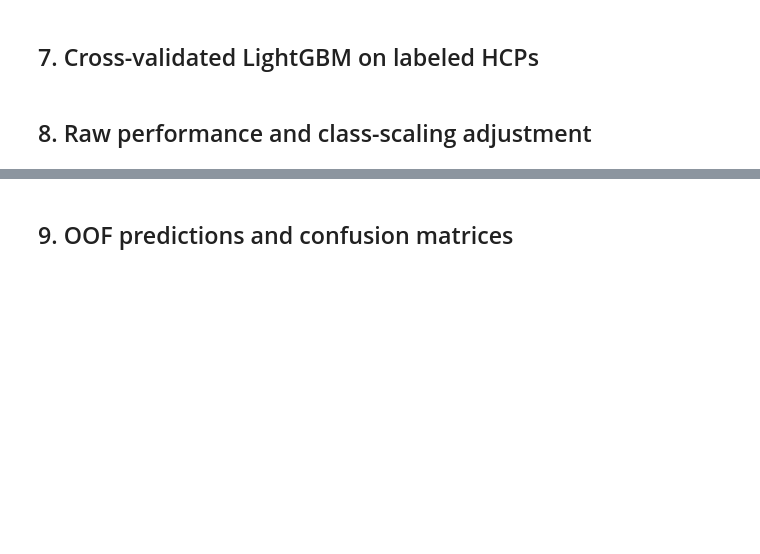
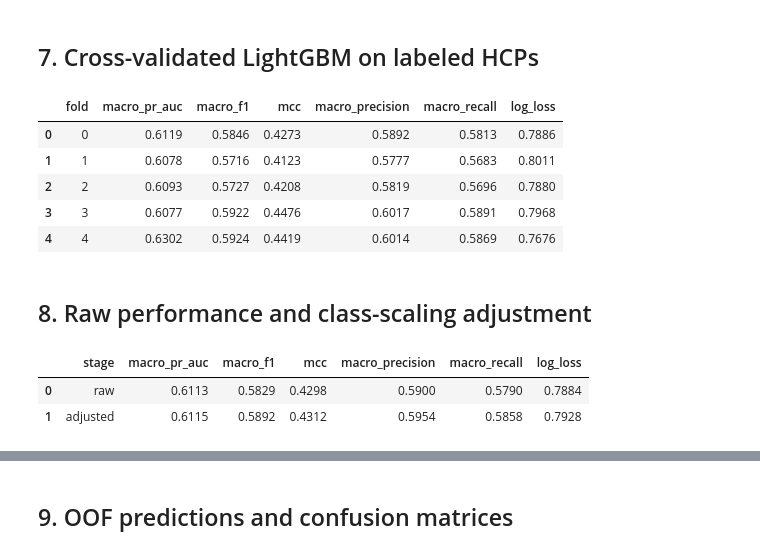
Before and after one commit to david-bazalduaa/Pfizer-segmentation-Ulcerative-Colitis, a Jupyter notebook: models/Lightbm/02_lightgbm_hcp_imbalanced_modeling.ipynb, the cells around one changed output, grey strips where cells are left out. Saved outputs shown, nothing was run; the diff lists cells and outputs as text; code cells hidden in the pictures; blank space fills up the shorter version.

Commit message:
lightbm changes

```diff
--- a/models/Lightbm/02_lightgbm_hcp_imbalanced_modeling.ipynb
+++ b/models/Lightbm/02_lightgbm_hcp_imbalanced_modeling.ipynb
@@ -230,22 +230,10 @@ if (not FEATURE_MATRIX_PATH.exists()) or FORCE_REBUILD_FEATURE_MATRIX:
     for col in object_cols:
         hcp_feature_matrix[col] = hcp_feature_matrix[col].astype('string')
 
-        hcp_feature_matrix.to_parquet(FEATURE_MATRIX_PATH, index=False)
+    hcp_feature_matrix.to_parquet(FEATURE_MATRIX_PATH, index=False)
 else:
     hcp_feature_matrix = pd.read_parquet(FEATURE_MATRIX_PATH)
 
-
-# Sanitize feature names for LightGBM compatibility (forbidden JSON characters like [ ] < > { })
-def sanitize_column_names(df):
-    import re
-    def sanitize(c):
-        return re.sub(r'[^a-zA-Z0-9_]', '_', c)
-    df.columns = [sanitize(c) for c in df.columns]
-    return df
-
-if 'hcp_feature_matrix' in locals():
-    hcp_feature_matrix = sanitize_column_names(hcp_feature_matrix)
-
 print('HCP feature matrix shape:', hcp_feature_matrix.shape)
 hcp_feature_matrix.head()
 # %% [output]
@@ -339,32 +334,45 @@ def optimize_class_scaling(y_true_int, proba, class_names, grid=None):
 # %%
 oof_proba = np.zeros((len(X), len(class_names)), dtype=float)
 fold_metrics = []
 feature_importance_frames = []
 
 for fold in sorted(np.unique(folds)):
     valid_mask = folds == fold
     train_mask = ~valid_mask
+    import re
 
+    # MLOps: Clean feature names to prevent LightGBM JSON character errors
+    # This replaces any character that is NOT alphanumeric or an underscore with an underscore '_'
+    X = X.rename(columns=lambda x: re.sub(r'[^A-Za-z0-9_]+', '_', x))
+
+    # Now you can safely split and train
     X_train, X_valid = X.loc[train_mask], X.loc[valid_mask]
     y_train, y_valid = y_enc[train_mask], y_enc[valid_mask]
 
     estimator = fit_lightgbm(X_train, y_train)
     fold_proba = estimator.predict_proba(X_valid)
     oof_proba[valid_mask] = fold_proba
 
     fold_row = {'fold': int(fold), **compute_metrics(y_valid, fold_proba, class_names)}
     fold_metrics.append(fold_row)
 
     feature_importance_frames.append(
         pd.DataFrame({
             'feature': X.columns,
             'importance': estimator.feature_importances_,
             'fold': int(fold),
         })
     )
 
 fold_metrics_df = pd.DataFrame(fold_metrics)
 fold_metrics_df
+# %% [output]
+|  | fold | macro_pr_auc | macro_f1 | mcc | macro_precision | macro_recall | log_loss |
+| 0 | 0 | 0.6119 | 0.5846 | 0.4273 | 0.5892 | 0.5813 | 0.7886 |
+| 1 | 1 | 0.6078 | 0.5716 | 0.4123 | 0.5777 | 0.5683 | 0.8011 |
+| 2 | 2 | 0.6093 | 0.5727 | 0.4208 | 0.5819 | 0.5696 | 0.7880 |
+| 3 | 3 | 0.6077 | 0.5922 | 0.4476 | 0.6017 | 0.5891 | 0.7968 |
+| 4 | 4 | 0.6302 | 0.5924 | 0.4419 | 0.6014 | 0.5869 | 0.7676 |
 # %% [markdown]
 ## 8. Raw performance and class-scaling adjustment
 # %%
@@ -379,6 +387,10 @@ metrics_df = pd.DataFrame([
 ])
 metrics_df.to_csv(BENCHMARK_PATH, index=False)
 metrics_df
+# %% [output]
+|  | stage | macro_pr_auc | macro_f1 | mcc | macro_precision | macro_recall | log_loss |
+| 0 | raw | 0.6113 | 0.5829 | 0.4298 | 0.5900 | 0.5790 | 0.7884 |
+| 1 | adjusted | 0.6115 | 0.5892 | 0.4312 | 0.5954 | 0.5858 | 0.7928 |
 # %%
 scaling_payload = {
     'model_name': 'lightgbm_cost_sensitive',
```
Also changed, not shown: parts of 10 cells of this notebook.
